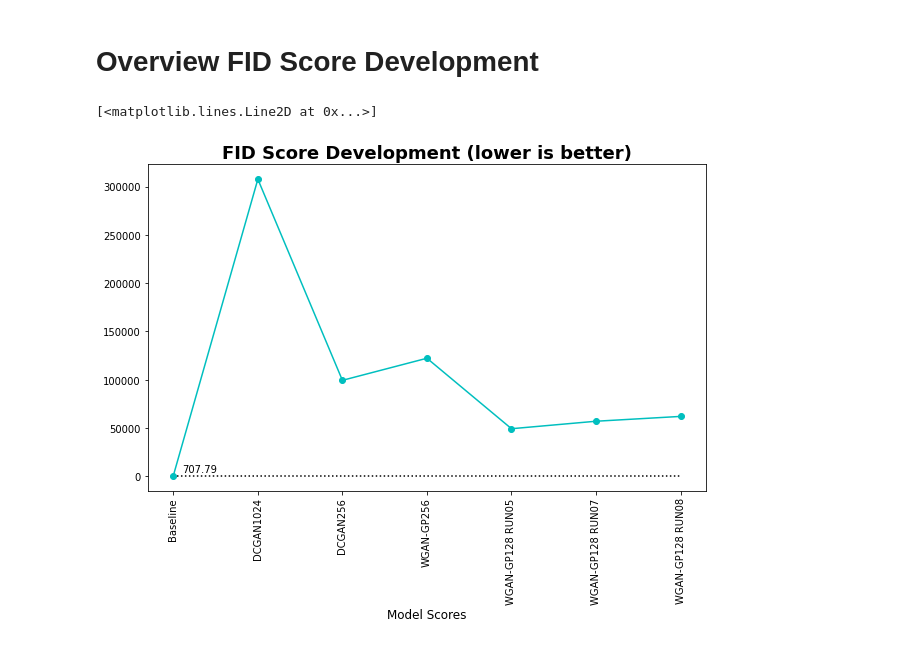
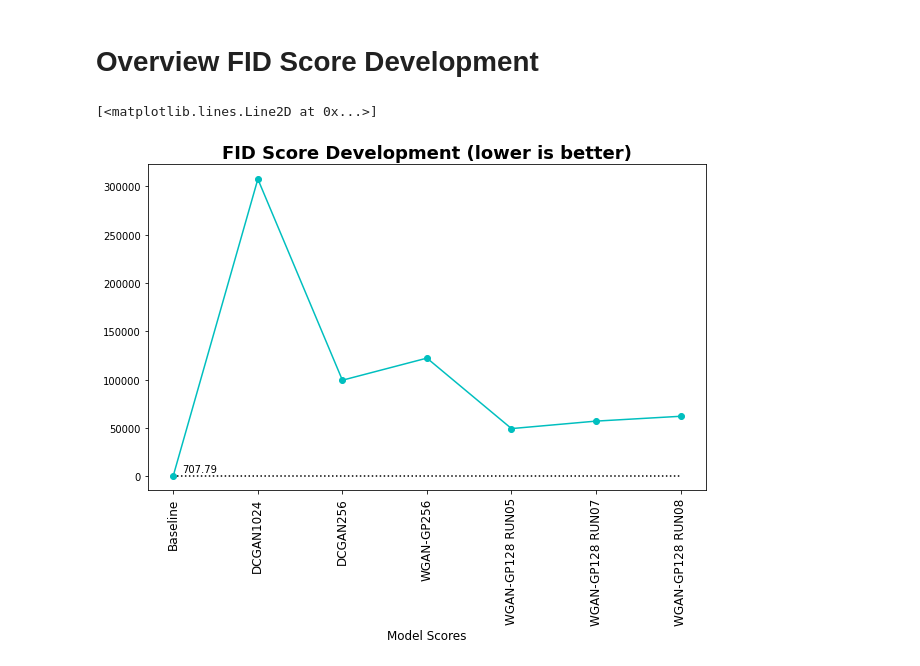
Before and after one commit to phi-0/masterthesis_gan_mapdesign, a Jupyter notebook: notebooks/V1.0/fid_comparison.ipynb, the cells around one changed output. Cells and saved outputs as stored; diff of their text form; code cells hidden in the pictures.

```diff
--- a/notebooks/V1.0/fid_comparison.ipynb
+++ b/notebooks/V1.0/fid_comparison.ipynb
@@ -251,20 +251,37 @@ FID Score WGAN-GP128 (RUN08): 62108.56
 # %%
 import matplotlib.pyplot as plt
 
 #build data tuple
 data = (result_real, result_dcgan, result_dcgan256, result_wgangp256, result_wgangp128r5, result_wgangp128r7, result_wgangp128r8)
 
 #create plot
 
 plt.figure(figsize=(10,6))
-plt.title('FID Score Development (lower is better)', fontsize=18, fontweight='bold')
-plt.xlabel('Model Scores', fontsize=12)
-plt.xticks([0,1,2,3,4,5,6], ('Baseline','DCGAN1024','DCGAN256','WGAN-GP256','WGAN-GP128 RUN05','WGAN-GP128 RUN07','WGAN-GP128 RUN08'), rotation=90)
-plt.hlines(data[0], 0, len(data)-1, colors='black', linestyle='dotted')
-plt.annotate(round(data[0],2), (0.1, 4000))
+
+plt.title('FID Score Development (lower is better)',
+          fontsize=18,
+          fontweight='bold')
+
+plt.xlabel('Model Scores',
+           fontsize=12)
+
+plt.xticks([0,1,2,3,4,5,6],
+           ('Baseline','DCGAN1024','DCGAN256','WGAN-GP256','WGAN-GP128 RUN05','WGAN-GP128 RUN07','WGAN-GP128 RUN08'),
+           rotation=90,
+           fontsize=12)
+
+plt.hlines(data[0],
+           0,
+           len(data)-1,
+           colors='black',
+           linestyle='dotted')
+
+plt.annotate(round(data[0],2)
+             , (0.1, 4000)
+            )
 
 #show plot
 plt.plot(data, 'co-')
 # %% [output]
 [<matplotlib.lines.Line2D at 0x...>]
-[figure, old version]
+[figure, new version]
```
Also changed, not shown: 1 other file.
